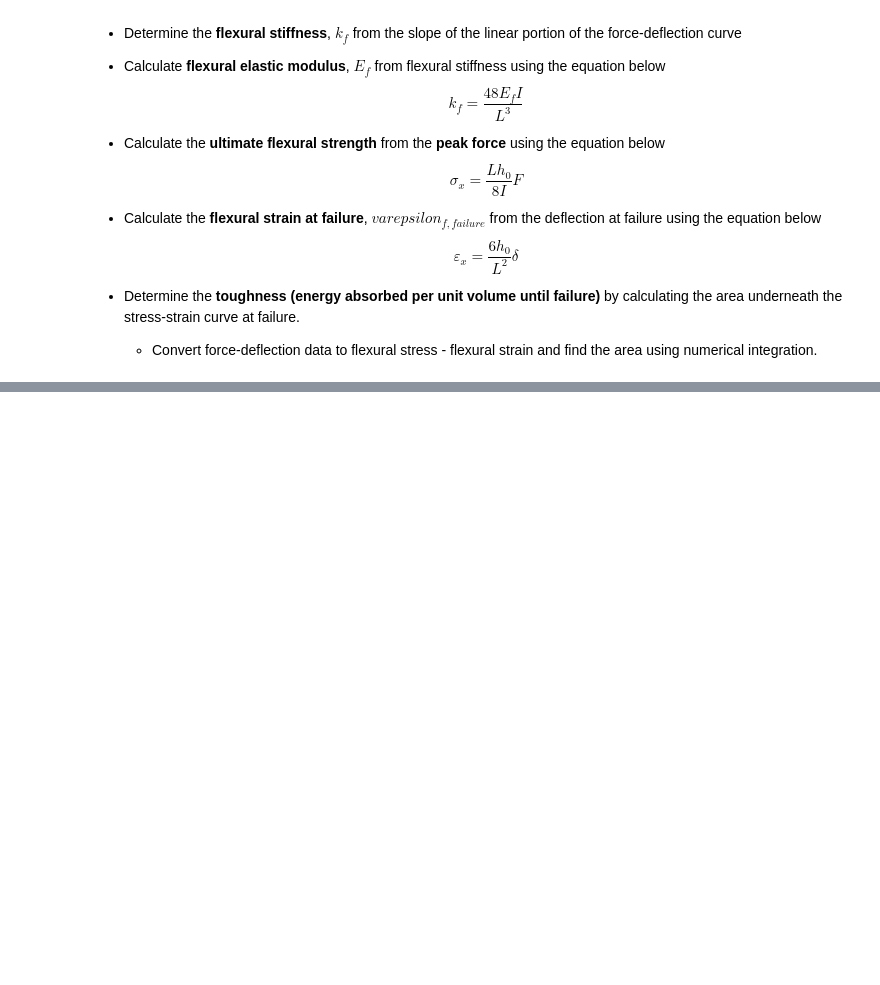
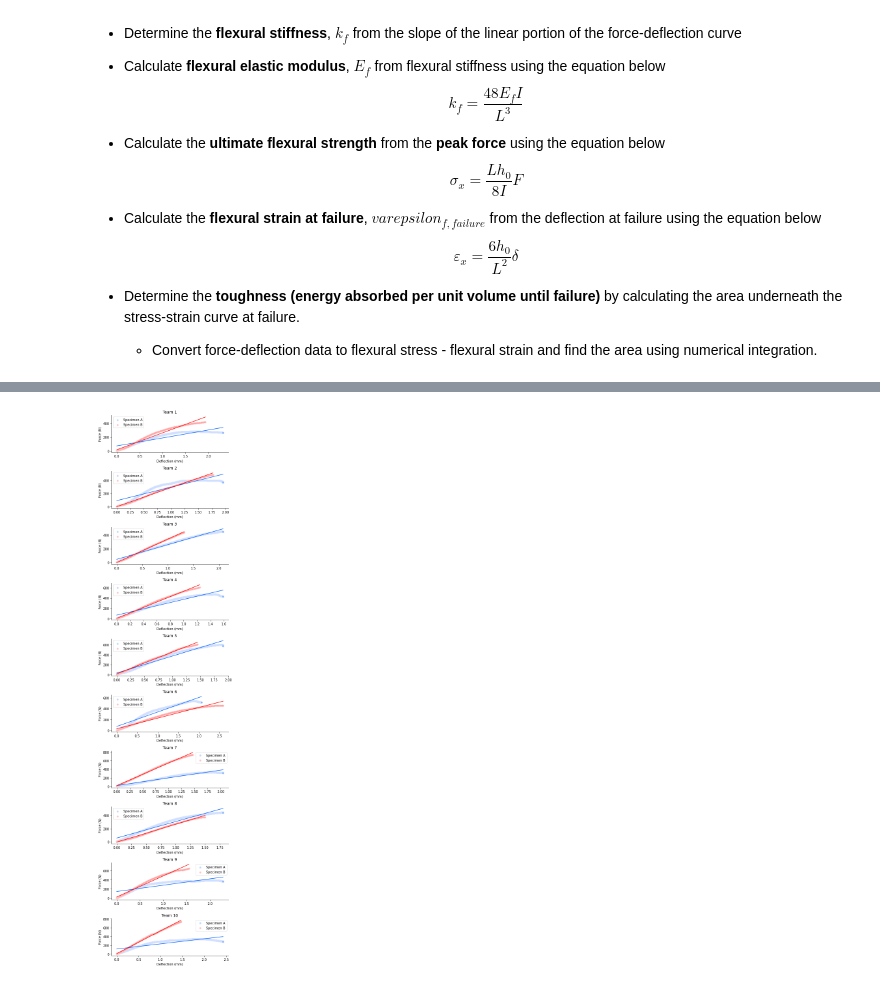
Before and after one commit to Kabilan108/drexel-coursework, a Jupyter notebook: bmes301/lab4/Data Analysis.ipynb, the cells around one changed output, grey strips where cells are left out. Saved outputs shown, nothing was run; the diff lists cells and outputs as text; code cells hidden in the pictures; blank space fills up the shorter version.

```diff
--- a/bmes301/lab4/Data Analysis.ipynb
+++ b/bmes301/lab4/Data Analysis.ipynb
@@ -79,18 +88,0 @@ else:
-# %%
-## Compute specimen summary statistics
-mean = (specimen.groupby('strain_group')
-    [['h0', 'b0', 'hi', 'bi', 'I']].mean()
-    .to_dict(orient='index'))
-stdev = (specimen.groupby('strain_group')
-    [['h0', 'b0', 'hi', 'bi', 'I']].std()
-    .to_dict(orient='index'))
-
-for group in ['A', 'B']:  # ['A', 'B', 'C', 'D']:
-    print(f"""
-Specimen {group}:
-    h0 = {mean[group]['h0']:.2f} ± {stdev[group]['h0']:.2f} mm
-    b0 = {mean[group]['b0']:.2f} ± {stdev[group]['b0']:.2f} mm
-    hi = {mean[group]['hi']:.2f} ± {stdev[group]['hi']:.2f} mm
-    bi = {mean[group]['bi']:.2f} ± {stdev[group]['bi']:.2f} mm
-    I = {mean[group]['I']:.2f} ± {stdev[group]['I']:.2f} mm^4
-    """)
@@ -111,0 +258,66 @@ Specimen B:
+# %%
+# Fit the linear-region of the force-deflection curves
+# Slope = Flexural Stiffness
+
+# Create figure
+fig, ax = plt.subplots(10, 1, figsize=(6, 24), sharex=False, sharey=False)
+
+res = []
+
+for team in data['team'].unique():
+    for group, c1, c2 in zip(['A', 'B'], ['#85b4ff', '#ff8c8c'], ['#0062ff', '#ff0000']):
+        df = data.query('team == @team and strain_group == @group')
+
+        # Fit regression line
+        x = df['deflect']
+        y = df['force']
+        slope, intercept, r_value, p_value, std_err = linregress(x, y)
+
+        # Flexural stiffness
+        kf = slope
+        J = (specimen['team'] == team) & (specimen['strain_group'] == group)
+
+        # Flexural Elastic Modulus
+        E = kf * L**3 / (48 * specimen[J]['I'])
+
+        # Ultimate flexural strength
+        I = np.argmax(df['force'])
+        ult_flex_str = df['flex_stress'][I]
+
+        # Flexural strain at failure
+        flex_strain_fail = df['flex_strain'].values[-1]
+
+        # Area under the curve
+        strain = df['flex_strain']
+        stress = df['flex_stress']
+        toughness = np.trapz(stress, strain)
+
+        # Store results
+        _df = pd.DataFrame({
+            'kf': kf,
+            'E': E,
+            'UFS': ult_flex_str,
+            'FSF': flex_strain_fail,
+            'T': toughness
+        })
+        _df['team'] = team
+        _df['strain_group'] = group
+        res.append(_df)
+
+
+        # Plot data
+        sns.scatterplot(x='deflect', y='force', data=df, ax=ax[team-1], color=c1,
+                        alpha=0.5, label=f'Specimen {group}')
+        ax[team-1].set_xlabel('Deflection (mm)')
+        ax[team-1].set_ylabel('Force (N)')
+        ax[team-1].set_title(f'Team {team}')
+
+        # Plot regression line
+        ax[team-1].plot(x, intercept + slope*x, color=c2)
+
+        sns.despine()
+
+plt.tight_layout()
+res = pd.concat(res)
+# %% [output]
+[figure, added]
```
Also changed, not shown: parts of 13 cells of this notebook, 1 other file.
